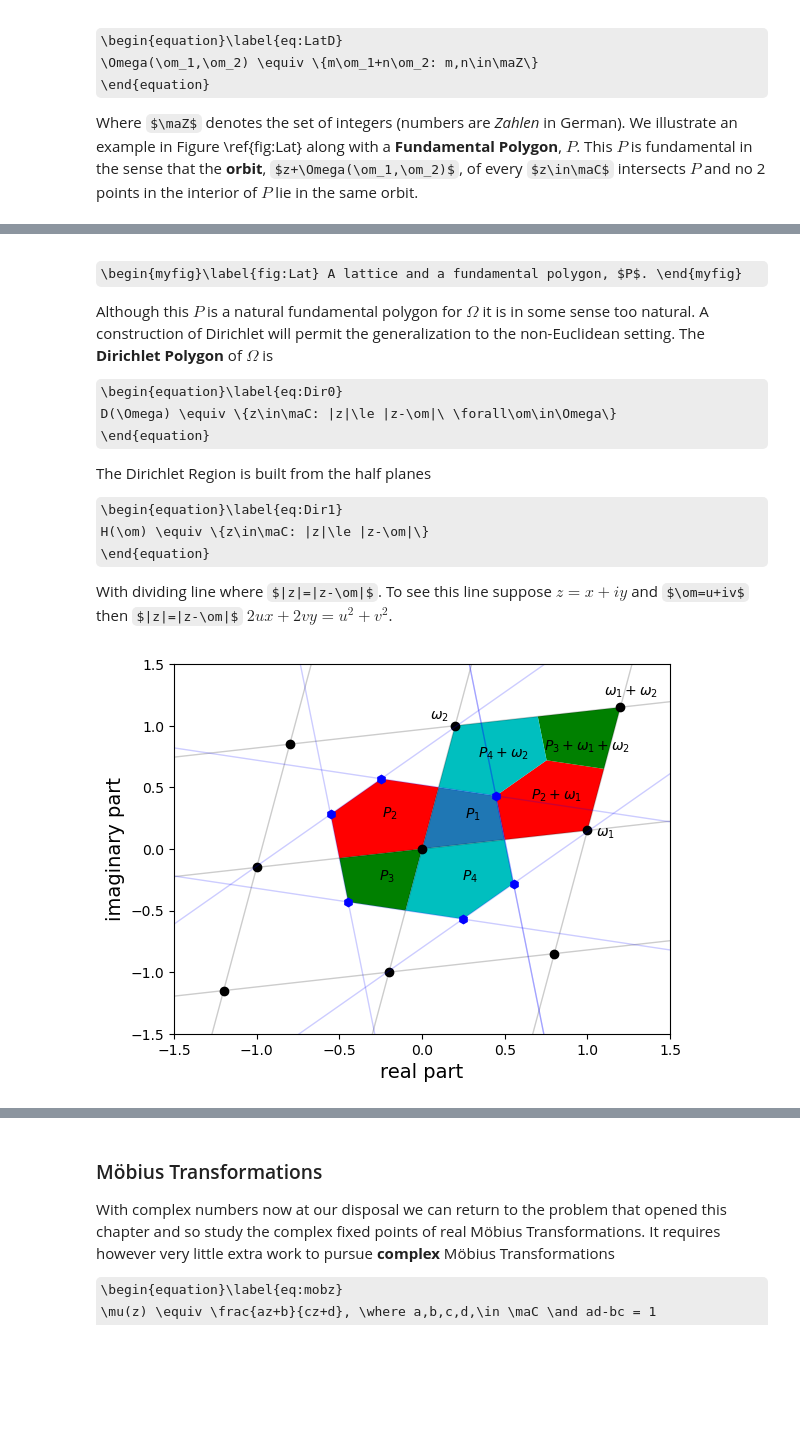
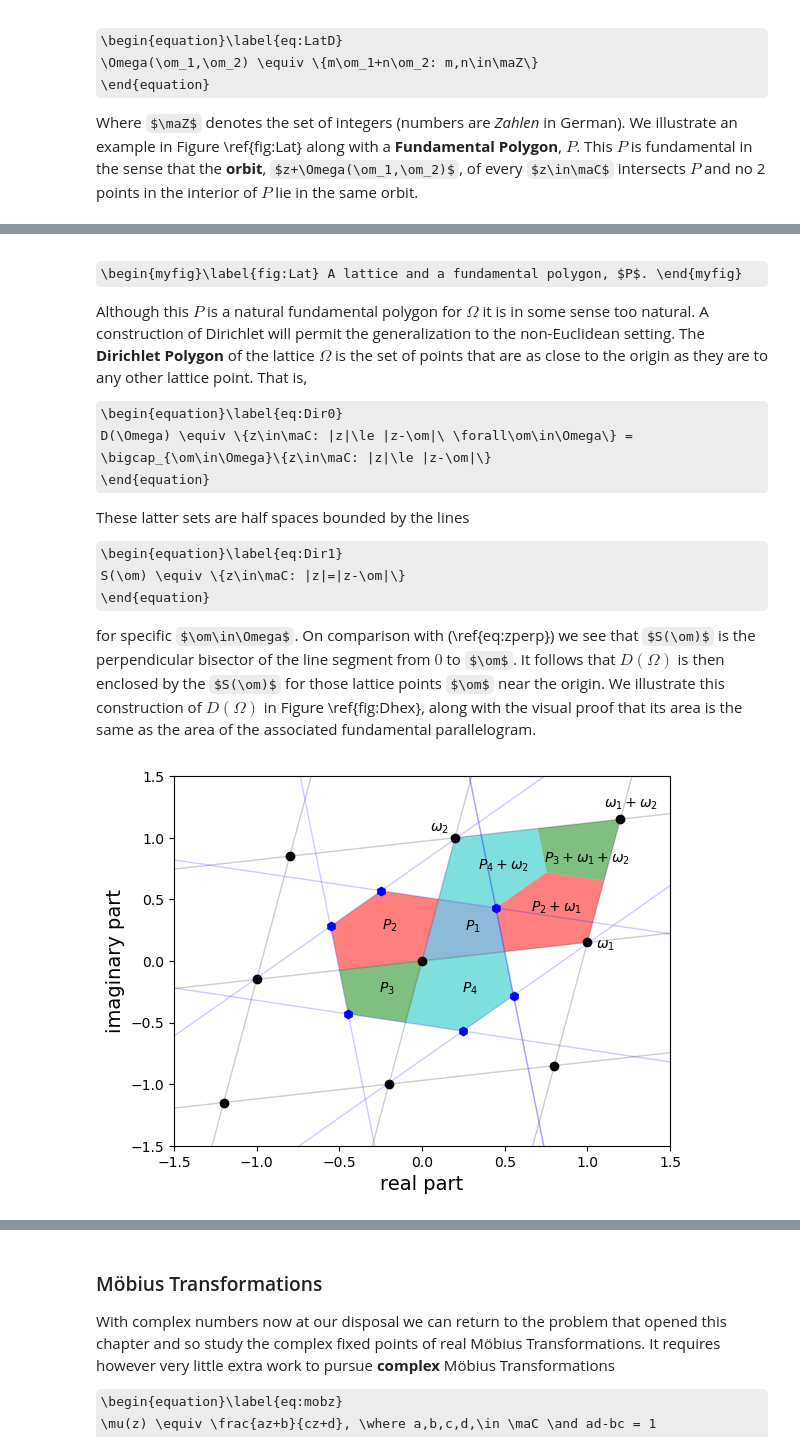
Before and after one commit to steve-cox-LA/JLA, a Jupyter notebook: 1. Transformations of the Plane/1.6.ComplexPlane.ipynb, the cells around one changed output, grey strips where cells are left out. Drawn from its saved outputs; the diff is of its cells as text; code cells hidden in the pictures; some formulas as TeX source; blank space fills up the shorter version.

```diff
--- a/1. Transformations of the Plane/1.6.ComplexPlane.ipynb
+++ b/1. Transformations of the Plane/1.6.ComplexPlane.ipynb
@@ -279,26 +340,19 @@ plt.ylabel('imaginary part',fontsize=14);
 # %% [markdown]
 \begin{myfig}\label{fig:Lat} A lattice and a fundamental polygon, $P$. \end{myfig}
 
-Although this $P$ is a natural fundamental polygon for $\Omega$ it is in some sense too natural. A construction of Dirichlet will permit the generalization to the non-Euclidean setting. The **Dirichlet Polygon** of $\Omega$ is
+Although this $P$ is a natural fundamental polygon for $\Omega$ it is in some sense too natural. A construction of Dirichlet will permit the generalization to the non-Euclidean setting. The **Dirichlet Polygon** of the lattice $\Omega$ is the set of points that are as close to the origin as they are to any other lattice point. That is,
 
 \begin{equation}\label{eq:Dir0}
-  D(\Omega) \equiv \{z\in\maC: |z|\le |z-\om|\ \forall\om\in\Omega\}
+  D(\Omega) \equiv \{z\in\maC: |z|\le |z-\om|\ \forall\om\in\Omega\} = \bigcap_{\om\in\Omega}\{z\in\maC: |z|\le |z-\om|\}
 \end{equation}
 
-
-
-
-
-
-
-The Dirichlet Region is built from the half planes
+These latter sets are half spaces bounded by the lines
 
 \begin{equation}\label{eq:Dir1}
-  H(\om) \equiv \{z\in\maC: |z|\le |z-\om|\}
+  S(\om) \equiv \{z\in\maC: |z|=|z-\om|\}
 \end{equation}
 
-With dividing line where $|z|=|z-\om|$. To see this line suppose $z=x+iy$ and $\om=u+iv$ then $|z|=|z-\om|$
-$2ux+2vy=u^2+v^2$.
+for specific $\om\in\Omega$. On comparison with (\ref{eq:zperp}) we see that $S(\om)$ is the perpendicular bisector of the line segment from $0$ to $\om$. It follows that $D(\Omega)$ is then enclosed by the $S(\om)$ for those lattice points $\om$ near the origin. We illustrate this construction of $D(\Omega)$ in Figure \ref{fig:Dhex}, along with the visual proof that its area is the same as the area of the associated fundamental parallelogram.
 # %%
 # Dirichlet Hexagon
 
@@ -374,41 +428,41 @@ b1 = b2
 m2, b2 = Dslice(om1)
 xhex[5] = (b2-b1)/(m1-m2)
 yhex[5] = m1*xhex[5] + b1
 plt.plot(xhex[5],yhex[5],'bh')
 
 # draw and label partitions and thier translates
 
 xQ1 = [0, om1.real/2, xhex[0], om2.real/2]
 yQ1 = [0, om1.imag/2, yhex[0], om2.imag/2]
-plt.fill(xQ1, yQ1)
+plt.fill(xQ1, yQ1, alpha = 0.5)
 plt.text(np.mean(xQ1),np.mean(yQ1),'$P_1$')
 
 xQ2 = np.array([0, om2.real/2, xhex[1], xhex[2], -om1.real/2])
 yQ2 = np.array([0, om2.imag/2, yhex[1], yhex[2], -om1.imag/2])
-plt.fill(xQ2, yQ2, 'r')
+plt.fill(xQ2, yQ2, 'r', alpha = 0.5)
 plt.text(np.mean(xQ2),np.mean(yQ2),'$P_2$')
-plt.fill(xQ2 + om1.real, yQ2 + om1.imag, 'r')
+plt.fill(xQ2 + om1.real, yQ2 + om1.imag, 'r', alpha = 0.5)
 plt.text(np.mean(xQ2)+ om1.real-.1,np.mean(yQ2) + om1.imag,'$P_2+\omega_1$')
 
 xQ3 = np.array([0, -om1.real/2, xhex[3], -om2.real/2])
 yQ3 = np.array([0, -om1.imag/2, yhex[3], -om2.imag/2])
-plt.fill(xQ3, yQ3, 'g')
+plt.fill(xQ3, yQ3, 'g', alpha = 0.5)
 plt.text(np.mean(xQ3),np.mean(yQ3),'$P_3$')
-plt.fill(xQ3+om1.real+om2.real, yQ3+om1.imag+om2.imag, 'g')
+plt.fill(xQ3+om1.real+om2.real, yQ3+om1.imag+om2.imag, 'g', alpha = 0.5)
 plt.text(np.mean(xQ3)+ om1.real + om2.real -.2,np.mean(yQ3) + om1.imag + om2.imag -.1,'$P_3+\omega_1+\omega_2$')
 
 xQ4 = np.array([0, -om2.real/2, xhex[4], xhex[5], om1.real/2])
 yQ4 = np.array([0, -om2.imag/2, yhex[4], yhex[5], om1.imag/2])
-plt.fill(xQ4, yQ4, 'c')
+plt.fill(xQ4, yQ4, 'c', alpha = 0.5)
 plt.text(np.mean(xQ4),np.mean(yQ4),'$P_4$')
-plt.fill(xQ4 + om2.real, yQ4 + om2.imag, 'c')
+plt.fill(xQ4 + om2.real, yQ4 + om2.imag, 'c', alpha = 0.5)
 plt.text(np.mean(xQ4)+ om2.real-.1,np.mean(yQ4) + om2.imag,'$P_4+\omega_2$')
 
 plt.axis([-3/2,3/2,-3/2,3/2])
 plt.xlabel('real part',fontsize=14)
 plt.ylabel('imaginary part',fontsize=14);
 # %% [output]
-[figure, old version]
+[figure, new version]
 # %% [markdown]
 \begin{myfig}\label{fig:Dhex} Construction of the Dirichlet Hexagon, and proof that its area is the same as the area of a fundamental parallelogram. Lattice points are black disks. Hexagon vertices are blue hexagons. The blue faces are perpendicular bisectors of segments $[0,\omega]$ where $\omega\in\Omega$. The lines through $\om_1$ and $\om_2$ partition the hexagon into four polygons that, when suitably translated, partition the fundamental parallelogram.\end{myfig}
 
```
Also changed, not shown: parts of 10 cells of this notebook, 1 other file.
